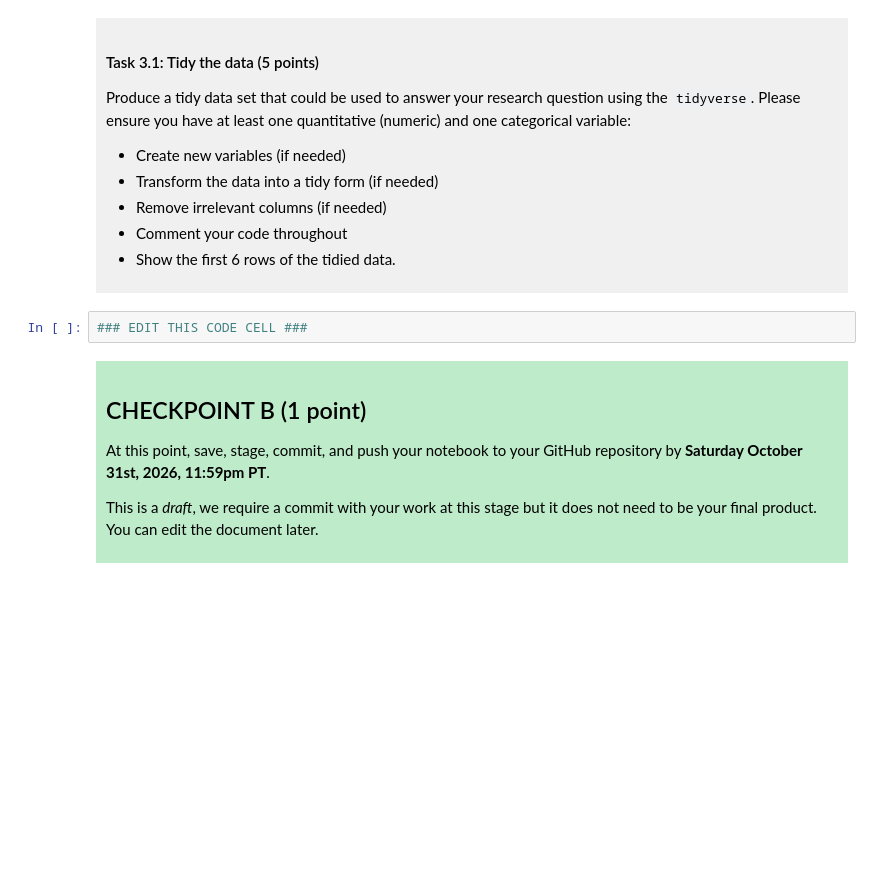
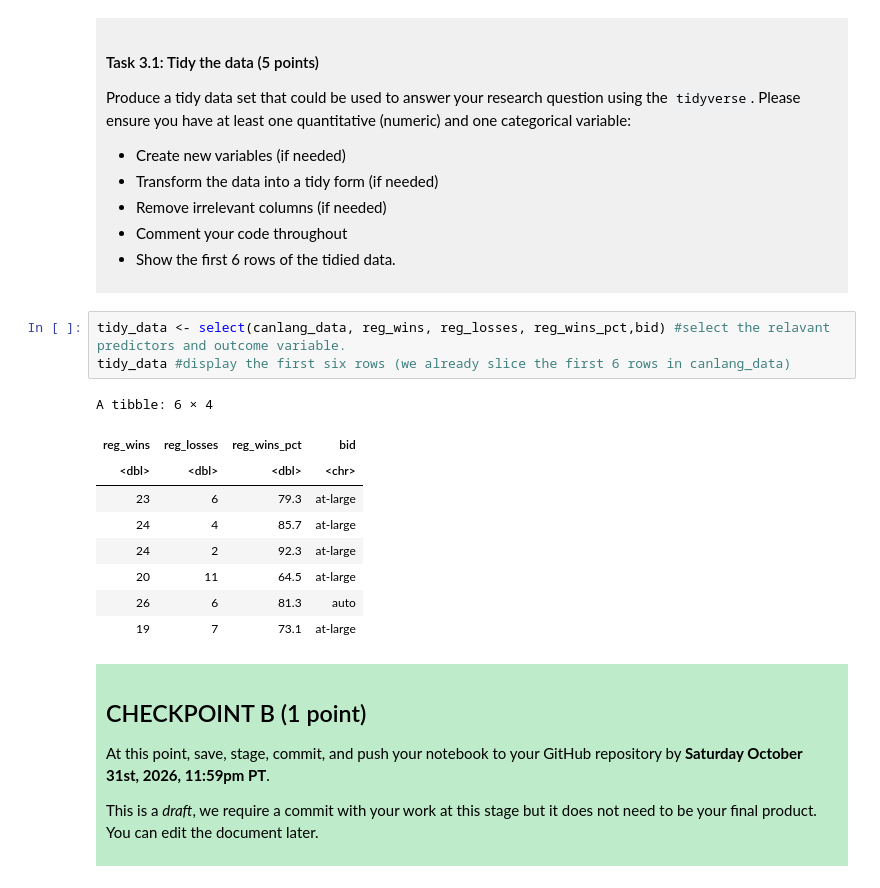
Before and after one commit to Sylvia0921/dsci-100-project-Yi-Jiang, a Jupyter notebook: dsci-100-project-notebook.ipynb, the cells around one changed output. Saved outputs shown, nothing was run; the diff lists cells and outputs as text; blank space fills up the shorter version.

```diff
--- a/dsci-100-project-notebook.ipynb
+++ b/dsci-100-project-notebook.ipynb
@@ -189,7 +211,18 @@ Produce a tidy data set that could be used to answer your research question usin
 
 </div>
 # %%
-### EDIT THIS CODE CELL ###
+tidy_data <- select(canlang_data, reg_wins, reg_losses, reg_wins_pct,bid) #select the relavant predictors and outcome variable.
+tidy_data #display the first six rows (we already slice the first 6 rows in canlang_data)
+# %% [output]
+A tibble: 6 × 4
+| reg_wins | reg_losses | reg_wins_pct | bid |
+| <dbl> | <dbl> | <dbl> | <chr> |
+| 23 | 6 | 79.3 | at-large |
+| 24 | 4 | 85.7 | at-large |
+| 24 | 2 | 92.3 | at-large |
+| 20 | 11 | 64.5 | at-large |
+| 26 | 6 | 81.3 | auto |
+| 19 | 7 | 73.1 | at-large |
 # %% [markdown]
 <div style="background-color: #beebca; padding: 10px;">
 
```
Also changed, not shown: parts of 3 cells of this notebook.
